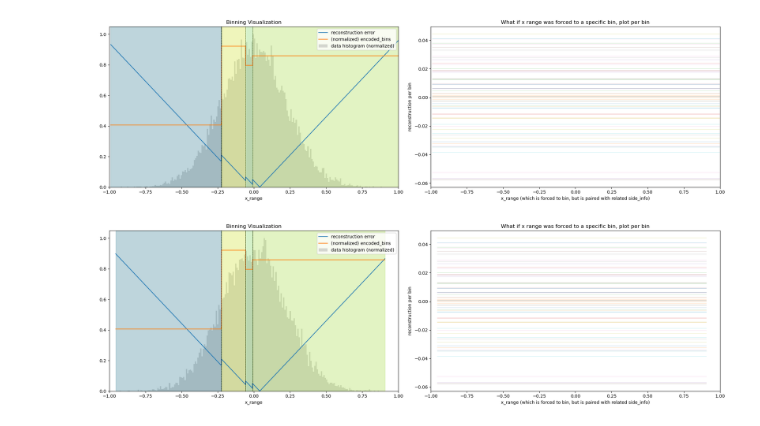
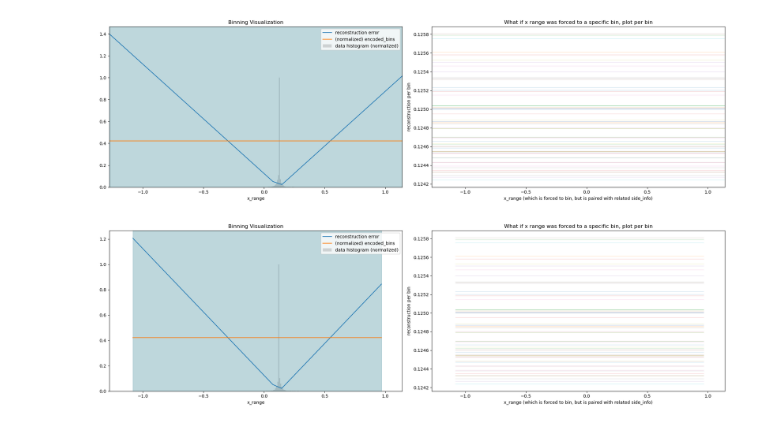
Before and after one commit to HosseinOutward/VUB-ACS-25_Thesis, a Jupyter notebook: experiments/make_basic_rnn_model.ipynb, the cells around one changed output. Cells and saved outputs as stored; diff of their text form; code cells hidden in the pictures.

```diff
--- a/experiments/make_basic_rnn_model.ipynb
+++ b/experiments/make_basic_rnn_model.ipynb
@@ -41,0 +35,16 @@ plt.show()
+# %%
+temp=np.percentile(y, [0.0003, 99.9997])
+temp=((y>=temp[0]) * (y<=temp[1]))
+y = y[temp]
+
+temp=np.percentile(y, [0.001, 99.999])
+y = ((y - temp[0]) / (temp[1]-temp[0]) *2 -1).astype(np.float32)
+
+y_argsort = np.argsort(y)
+side_info_data = [a[temp] for a in side_info_data]
+
+plt.figure(figsize=(15, 5))
+plt.hist(y, 200, density=True, alpha=0.5)
+# plt.hist(side_info_data[0], 200, density=True, alpha=0.5)
+# plt.ylim(0,5)
+plt.show()
@@ -45,10 +56,10 @@ importlib.reload(components.broadcast_components.WZ_models.wz_quant_RNN)
 from components.broadcast_components.WZ_models.wz_quant_ANN import WZQuantizer
 from components.broadcast_components.WZ_models.wz_quant_RNN import PL_EncoderDecoder_RNN
 
-wz_model = PL_EncoderDecoder_RNN(inp_dim=1, side_info_size=0, num_planes=3, bins_per_plane=4, lr=1e-5, tau=5, reconst_ld=3.1).to(torch.float32)
-wz_quantizer = WZQuantizer(wz_model, train_sample_size=100_000, count_side_info_data=0, enable_progress_bar=True)
+wz_model = PL_EncoderDecoder_RNN(inp_dim=1, side_info_size=0, num_planes=3, bins_per_plane=4, tau=5, reconst_ld=3.5, lr=8e-4, ).to(torch.float32)
+wz_quantizer = WZQuantizer(wz_model, train_sample_size=200_000, count_side_info_data=0, enable_progress_bar=True)
 
-wz_quantizer.train_model(y, side_info_data, epoch=50, batch_size=1_000)
+wz_quantizer.train_model(y, side_info_data, epoch=20, batch_size=1_000)
 
 deunified_bins_list = wz_quantizer.encoding_process(y)
 bins = wz_quantizer.wz_pl_model.unify_bins(deunified_bins_list)
@@ -75,8 +83,8 @@ mape %: 29.01%
 # %%
 from components.broadcast_components.WZ_models.wz_quant_ANN import plot_bins
 
-plot_bins(wz_quantizer, y[y_argsort], [a[y_argsort] for a in side_info_data], step_count=500)
-plot_bins(wz_quantizer, y[y_argsort], [a[y_argsort] for a in side_info_data], step_count=500, training_ind=True)
+plot_bins(wz_quantizer, y[y_argsort], [a[y_argsort] for a in side_info_data], step_count=1000)
+plot_bins(wz_quantizer, y[y_argsort], [a[y_argsort] for a in side_info_data], step_count=1000, training_ind=True)
 # %% [output]
-[figure, old version]
+[figure, new version]
-[figure, old version]
+[figure, new version]
```
Also changed, not shown: parts of 6 cells of this notebook, 10 other files.
